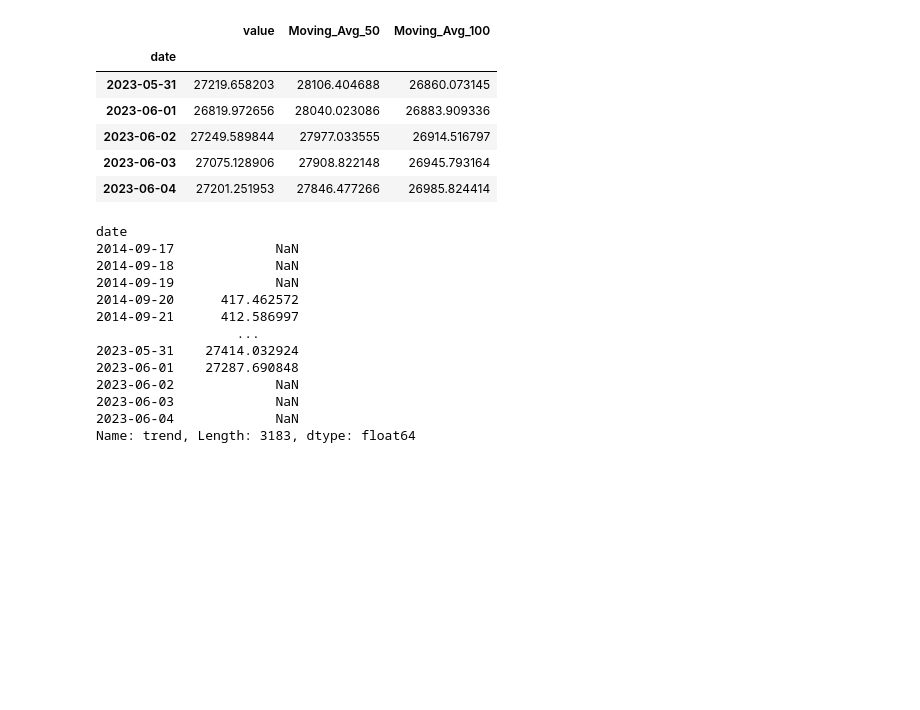
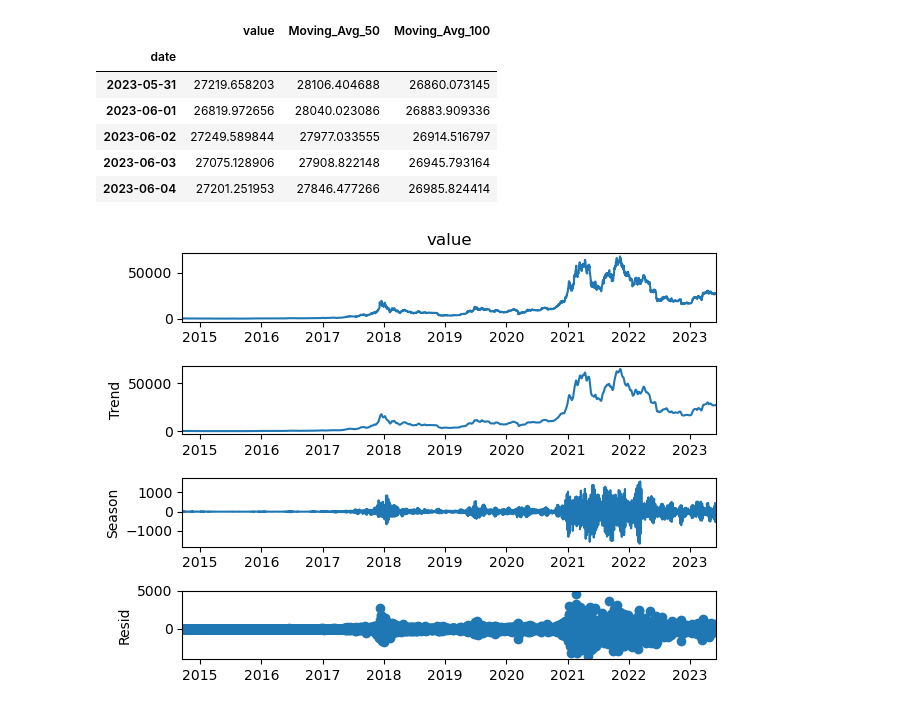
Before and after one commit to vvvijaya/DataAnalysis, a Jupyter notebook: btc_price_exp_smooth.ipynb, the cells around one changed output. Drawn from its saved outputs; the diff is of its cells as text; code cells hidden in the pictures; blank space fills up the shorter version.

Commit message:
calc level, trend

```diff
--- a/btc_price_exp_smooth.ipynb
+++ b/btc_price_exp_smooth.ipynb
@@ -162,9 +162,8 @@ df['date'] = pd.to_datetime(df['date'])
 df = df.set_index('date')
 #print(df.head())
 
-from statsmodels.tsa.seasonal import seasonal_decompose
+from statsmodels.tsa.seasonal import seasonal_decompose, STL
 result = seasonal_decompose(df['value'], model='additive')
-print(result.trend)
 
 trend = result.trend
 seasonal = result.seasonal
@@ -180,17 +179,21 @@ data = [trace1, trace2, trace3]
 layout = go.Layout(title='Trend Chart - BTC')
 fig = go.Figure(data=data, layout=layout)
 fig.show()
-# %% [output]
-date
-2014-09-17             NaN
-2014-09-18             NaN
-2014-09-19             NaN
-2014-09-20      417.462572
-2014-09-21      412.586997
-                  ...
-2023-05-31    27414.032924
-2023-06-01    27287.690848
-2023-06-02             NaN
-2023-06-03             NaN
-2023-06-04             NaN
-Name: trend, Length: 3183, dtype: float64
+# %%
+#calculate level and trends
+df = pd.read_csv('data/BTC-USD.csv')
+df = df[['Date', 'Close']]
+df.rename(columns={'Close': 'value', 'Date': 'date'}, inplace=True)
+df['date'] = pd.to_datetime(df['date'])
+df = df.set_index('date')
+#print(df.head())
+
+from statsmodels.tsa.seasonal import seasonal_decompose, STL
+#result = seasonal_decompose(df['value'], model='additive')
+result = STL(df['value']).fit()
+
+import matplotlib.pyplot as plt
+result.plot()
+plt.show()
+# %% [output]
+[figure, added]
```
